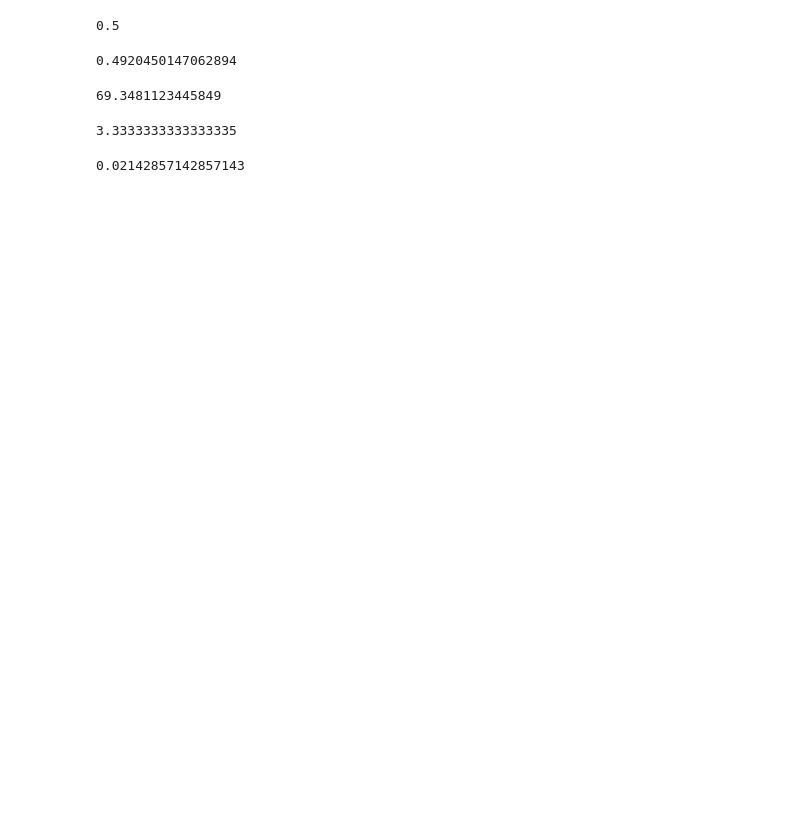
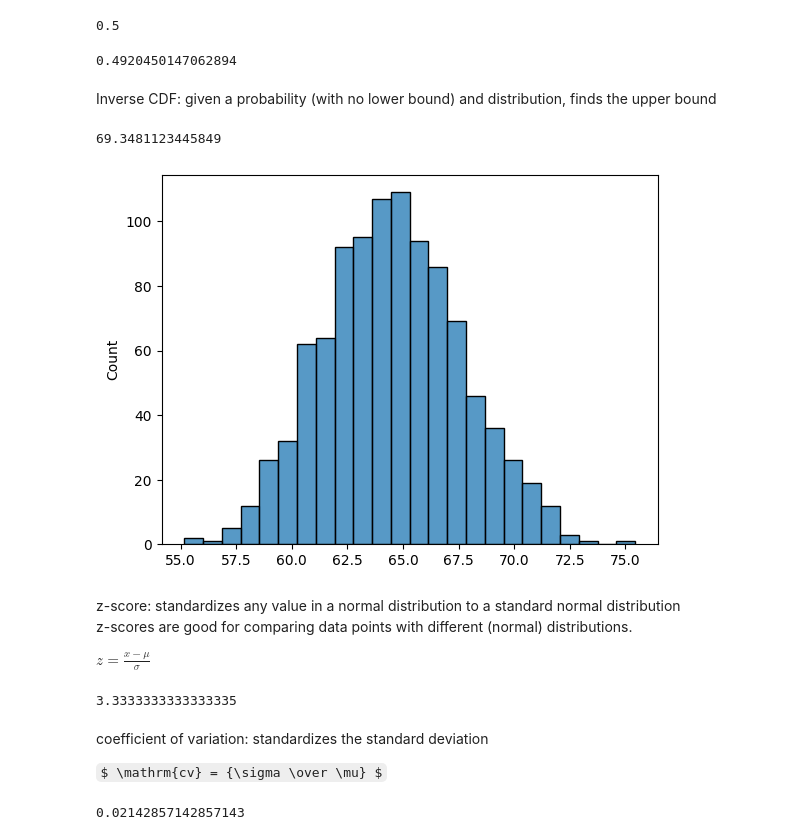
Before and after one commit to zdravoj/data-science-foundations, a Jupyter notebook: Essential_Math/Chapter3_statistics.ipynb, the cells around one changed output. Cells and saved outputs as stored; diff of their text form; code cells hidden in the pictures; some formulas as TeX source; blank space fills up the shorter version.

```diff
--- a/Essential_Math/Chapter3_statistics.ipynb
+++ b/Essential_Math/Chapter3_statistics.ipynb
@@ -125,12 +189,30 @@ x = scipy.stats.norm.cdf(66, mu, sigma) - scipy.stats.norm.cdf(62, mu, sigma)
 print(x)
 # %% [output]
 0.4920450147062894
+# %% [markdown]
+Inverse CDF: given a probability (with no lower bound) and distribution, finds the upper bound
 # %%
 # inverse CDF
 x = scipy.stats.norm.ppf(0.95, loc= 64.43, scale= 2.99)
 print(x)
 # %% [output]
 69.3481123445849
+# %%
+# inverse CDF can also generate realistic (but synthetic) values within a distribution
+synthetic_data = []
+for i in range(0, 1000):
+    random_p = random.uniform(0.0, 1.0)
+    random_data_point = scipy.stats.norm.ppf(random_p, loc=64.43, scale = 2.99)
+    synthetic_data.append(random_data_point)
+
+sns.histplot(data=synthetic_data);
+# %% [output]
+[figure, added]
+# %% [markdown]
+z-score: standardizes any value in a normal distribution to a standard normal distribution <br>
+z-scores are good for comparing data points with different (normal) distributions.
+
+$ z = \frac{x - \mu}{\sigma} $
 # %%
 # z score
 def z_score(x, mean, std):
@@ -143,6 +225,10 @@ x = 150000
 print(z_score(x, mean, std_dev))
 # %% [output]
 3.3333333333333335
+# %% [markdown]
+coefficient of variation: standardizes the standard deviation
+
+$ \mathrm{cv} = {\sigma \over \mu} $
 # %%
 # coefficient of variation
 def coeff_variation(mean, std):
```
Also changed, not shown: parts of 35 cells of this notebook.
